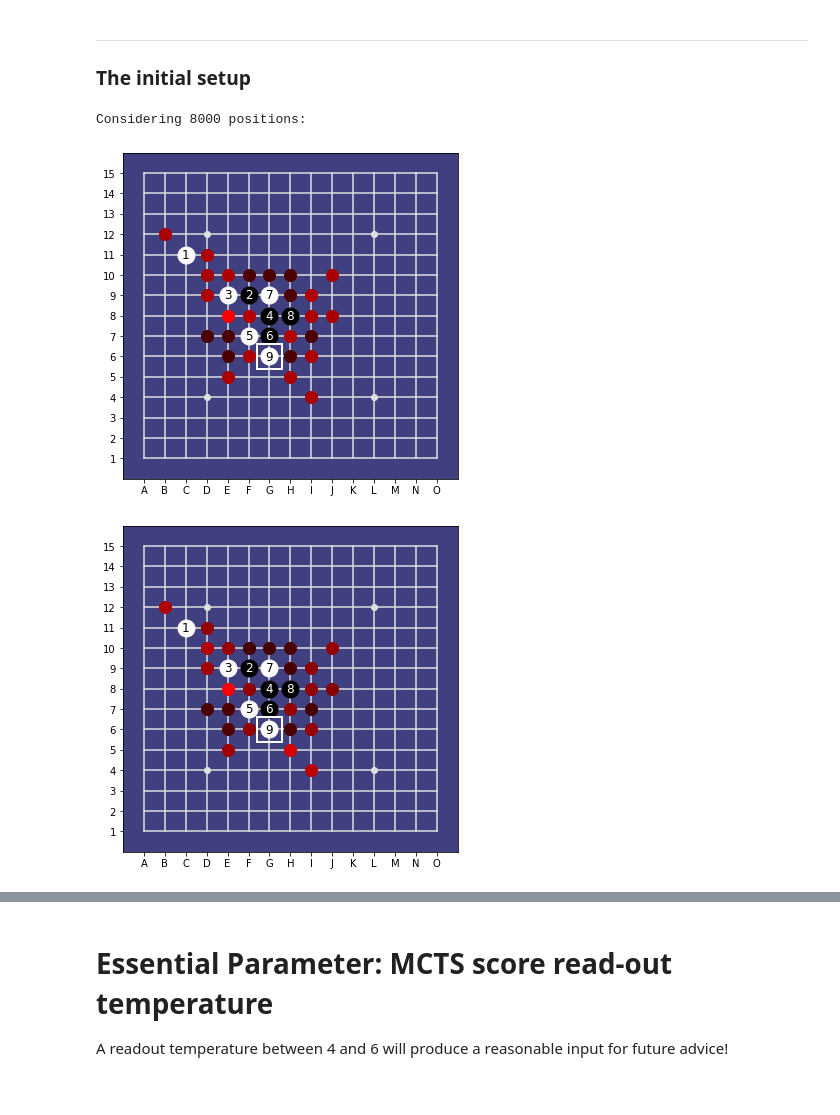
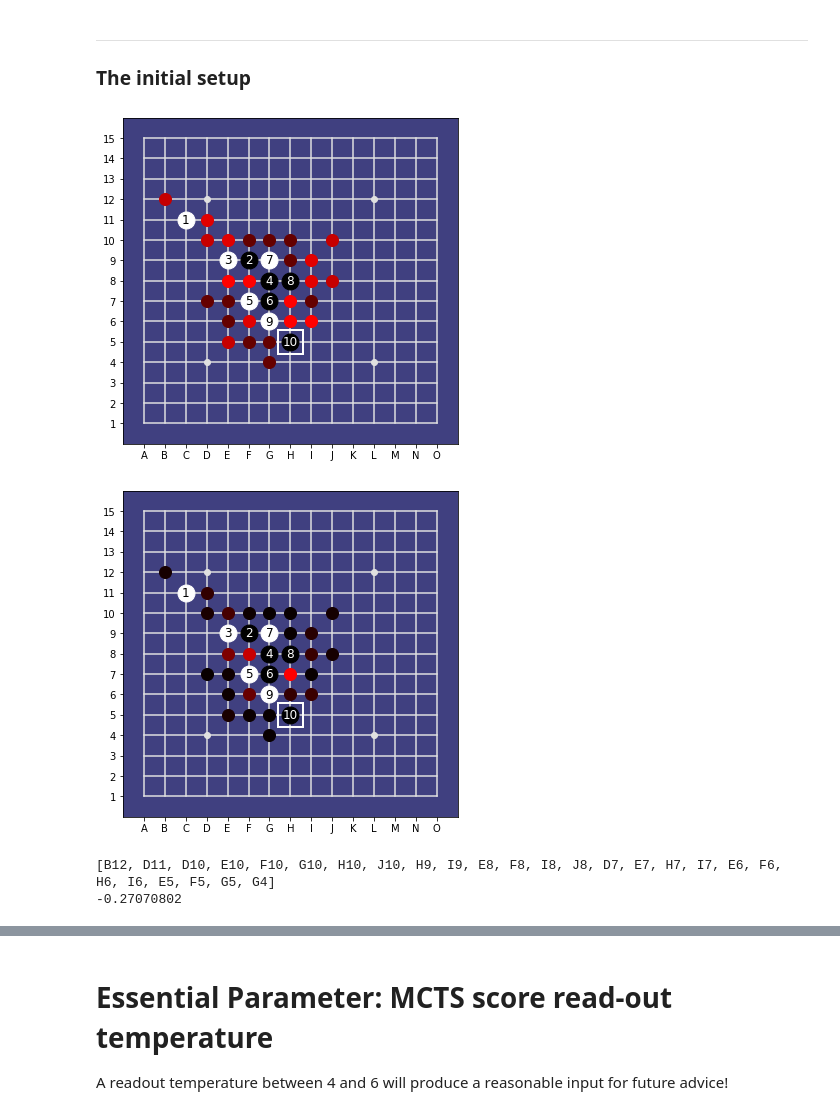
Before and after one commit to Project-Ellie/DeepGomoku, a Jupyter notebook: notebooks/MCTS_Explore_Exploit.ipynb, the cells around one changed output, grey strips where cells are left out. Saved outputs shown, nothing was run; the diff lists cells and outputs as text; code cells hidden in the pictures.

```diff
--- a/notebooks/MCTS_Explore_Exploit.ipynb
+++ b/notebooks/MCTS_Explore_Exploit.ipynb
@@ -60,28 +61,34 @@ def print_channel(data, channel=None):
 ---
 ### The initial setup
 # %%
-from aegomoku.policies.topological_value import TopologicalValuePolicy
+from aegomoku.policies.heuristic_value_model import HeuristicValueModel
 
-stones = [C11, F9, E9, G8, F7, G7, G9, H8, G6]
-from aegomoku.policies.heuristic_advice import HeuristicAdviserParams, HeuristicAdviser
-policy_params = HeuristicAdviserParams(board_size=BOARD_SIZE, advice_threshold=.2)
+stones = [C11, F9, E9, G8, F7, G7, G9, H8, G6, H5]
+from aegomoku.policies.heuristic_advice import HeuristicPolicyParams, HeuristicAdviser, HeuristicValueParams
 
-
-def create_adviser(params):
-    value_model = TopologicalValuePolicy(board_size=BOARD_SIZE, value_gauge=0.01)
-    return HeuristicAdviser(params, value_model)
+policy_params = HeuristicPolicyParams(board_size=BOARD_SIZE)
+value_params = HeuristicValueParams(board_size=BOARD_SIZE, value_gauge=0.5)
+value_model = HeuristicValueModel(value_params)
+adviser = HeuristicAdviser(policy_params, value_model)
 
 the_game = Game(BOARD_SIZE, initializer=ConstantBoardInitializer(stones))
-mcts_params = MctsParams(cpuct=1.0, num_simulations=8000, temperature=0.0)
+mcts_params = MctsParams(cpuct=4., num_simulations=1000, temperature=0.0, gamma=1.0)
 # %%
-player = PolicyAdvisedGraphSearchPlayer(the_game, create_adviser, mcts_params, policy_params)
+player = PolicyAdvisedGraphSearchPlayer(the_game, adviser, mcts_params)
 board = GomokuBoard(BOARD_SIZE, stones=stones)
-adviser = create_adviser(policy_params)
 analyse_board(BOARD_SIZE, stones, adviser, disp_width=6)
 mcts = player.mcts
-mcts_advice = player.mcts.get_action_prob(board, temperature=1.0)
+mcts_advice = player.mcts.get_action_prob(board, temperature=.9)
 analyse_board(BOARD_SIZE, stones, mcts_advice, disp_width=6, policy_cutoff=.001)
 # %% [output]
-Considering 8000 positions:
-[figure, old version]
+[figure, new version]
-[figure, old version]
+[figure, new version]
+# %%
+advisable = [board.Stone(i) for i in adviser.get_advisable_actions(board.math_rep)]
+print(advisable)
+print(value_model.evaluate(board.math_rep))
+policy = {stone: adviser.advise(board.math_rep)[stone.i] for stone in advisable}
+history = {stone: mcts.Usa[(board.get_string_representation(), stone.i)] for stone in advisable}
+# %% [output]
+[B12, D11, D10, E10, F10, G10, H10, J10, H9, I9, E8, F8, I8, J8, D7, E7, H7, I7, E6, F6, H6, I6, E5, F5, G5, G4]
+-0.27070802
```
Also changed, not shown: parts of 12 cells of this notebook, 3 other files.
